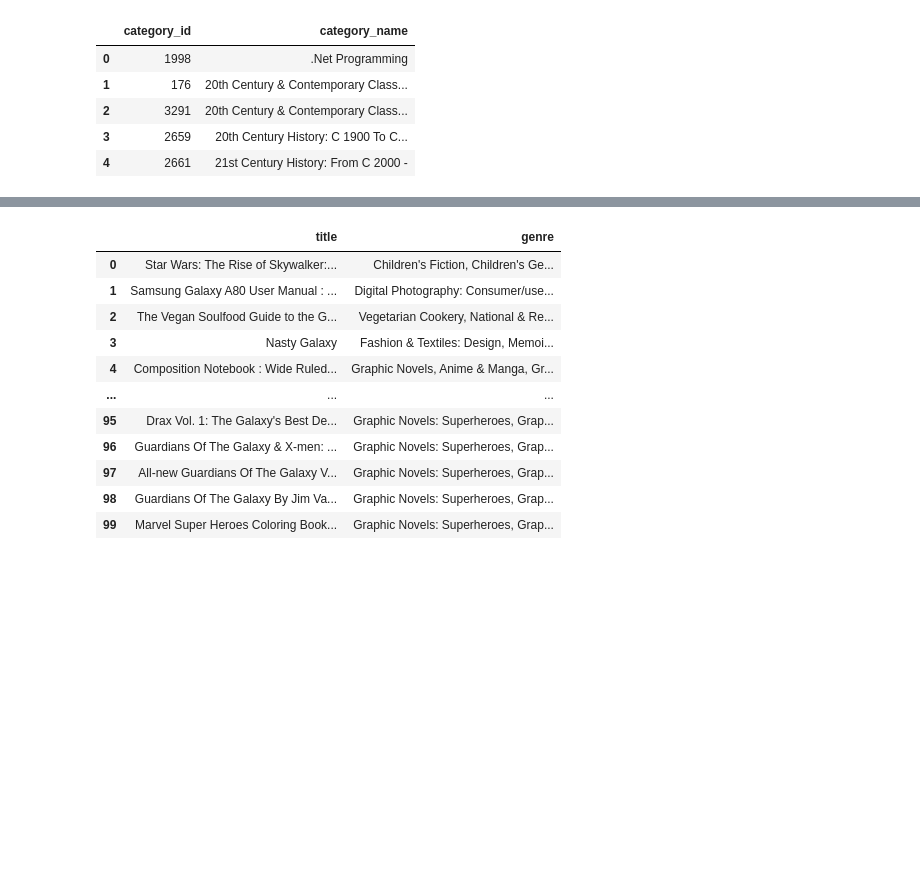
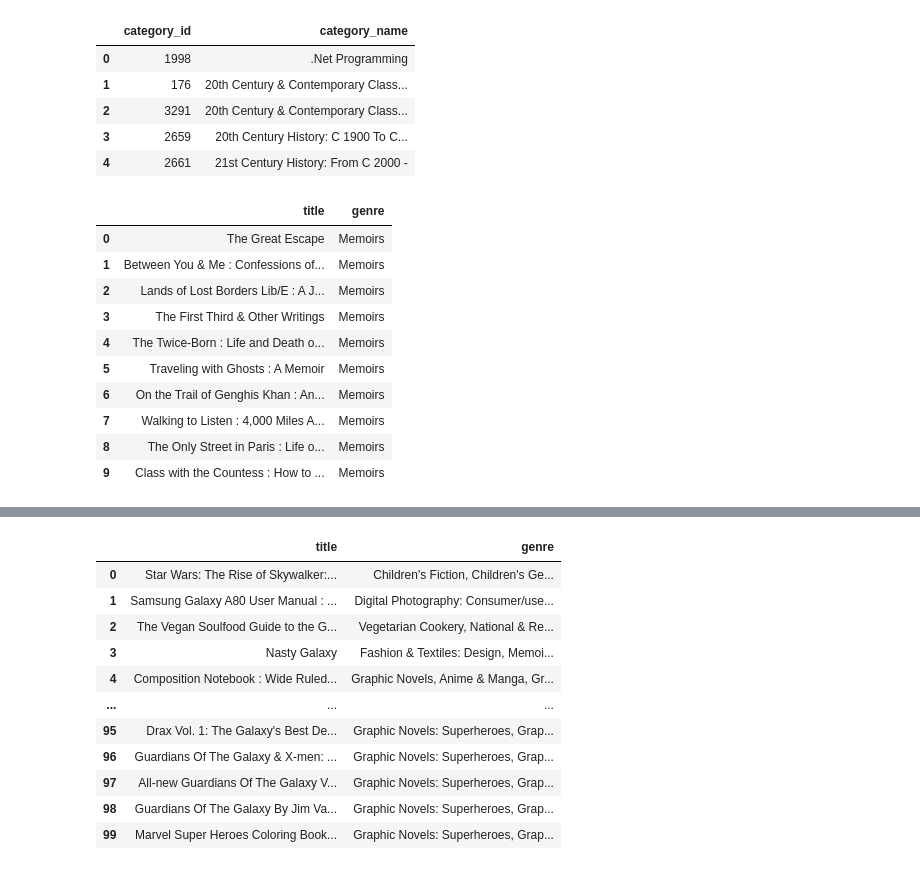
Before and after one commit to beyerly/ml_notes, a Jupyter notebook: book_dep_analysis/book_dep_analysis.ipynb, the cells around one changed output, grey strips where cells are left out. Saved outputs shown, nothing was run; the diff lists cells and outputs as text; code cells hidden in the pictures; blank space fills up the shorter version.

```diff
--- a/book_dep_analysis/book_dep_analysis.ipynb
+++ b/book_dep_analysis/book_dep_analysis.ipynb
@@ -33,3 +48,31 @@ def findBook(title, df):
                 genres += cat.loc[cat['category_id']==int(c)]['category_name'].values[0] + ", "
             resDf = resDf.append(pd.DataFrame([[df['title'][idx], genres]], columns=['title', 'genre']), ignore_index=True)
     return resDf
+
+def findGenre(genre, df):
+    resDf = pd.DataFrame()
+    catList = []
+    catName = []
+    for idx, i in cat['category_name'].str.contains(genre, case=False).iteritems():
+        if i:
+            catList.append((cat['category_id'][idx],cat['category_name'][idx]))
+    for idx, i in df['categories'].iteritems():
+        for c in catList:
+            if str(c[0]) in i.strip('][').split(', '):
+                resDf = resDf.append(pd.DataFrame([[df['title'][idx], c[1]]], columns=['title', 'genre']), ignore_index=True)
+    return resDf
+# %%
+q=findGenre("Memoirs",ds)
+q.head(10)
+# %% [output]
+|  | title | genre |
+| 0 | The Great Escape | Memoirs |
+| 1 | Between You & Me : Confessions of... | Memoirs |
+| 2 | Lands of Lost Borders Lib/E : A J... | Memoirs |
+| 3 | The First Third & Other Writings | Memoirs |
+| 4 | The Twice-Born : Life and Death o... | Memoirs |
+| 5 | Traveling with Ghosts : A Memoir | Memoirs |
+| 6 | On the Trail of Genghis Khan : An... | Memoirs |
+| 7 | Walking to Listen : 4,000 Miles A... | Memoirs |
+| 8 | The Only Street in Paris : Life o... | Memoirs |
+| 9 | Class with the Countess : How to ... | Memoirs |
```
Also changed, not shown: parts of 10 cells of this notebook, 1 other file.
